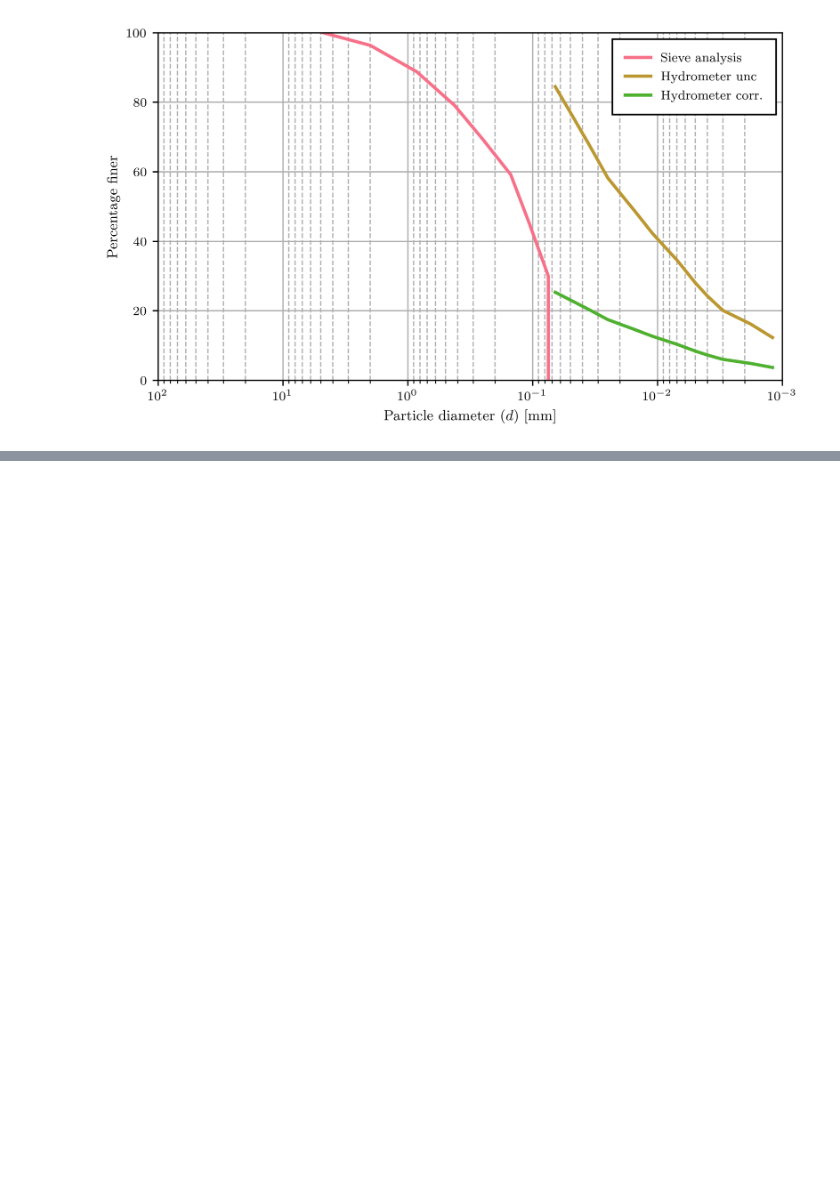
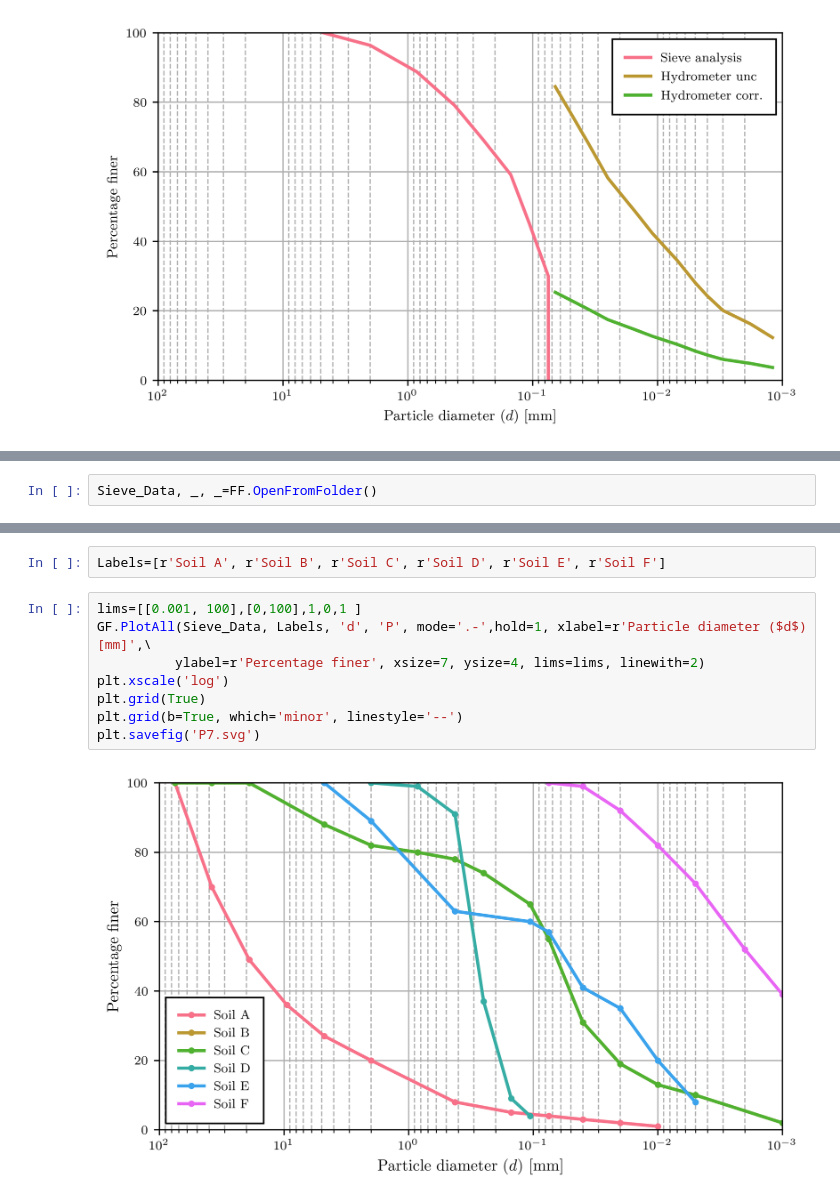
Before and after one commit to luisez1988/CIE365-Soil-mechanics, a Jupyter notebook: grain_size/Exercises and Homework assigment problems.ipynb, the cells around one changed output, grey strips where cells are left out. Drawn from its saved outputs; the diff is of its cells as text; blank space fills up the shorter version.

```diff
--- a/grain_size/Exercises and Homework assigment problems.ipynb
+++ b/grain_size/Exercises and Homework assigment problems.ipynb
@@ -147,0 +186,2 @@ plt.savefig('combinedGSD_2.svg')
+# %%
+Sieve_Data, _, _=FF.OpenFromFolder()
@@ -147,0 +197,12 @@ plt.savefig('combinedGSD_2.svg')
+# %%
+Labels=[r'Soil A', r'Soil B', r'Soil C', r'Soil D', r'Soil E', r'Soil F']
+# %%
+lims=[[0.001, 100],[0,100],1,0,1 ]
+GF.PlotAll(Sieve_Data, Labels, 'd', 'P', mode='.-',hold=1, xlabel=r'Particle diameter ($d$) [mm]',\
+          ylabel=r'Percentage finer', xsize=7, ysize=4, lims=lims, linewith=2)
+plt.xscale('log')
+plt.grid(True)
+plt.grid(b=True, which='minor', linestyle='--')
+plt.savefig('P7.svg')
+# %% [output]
+[figure, added]
```
Also changed, not shown: parts of 8 cells of this notebook, 9 other files.
